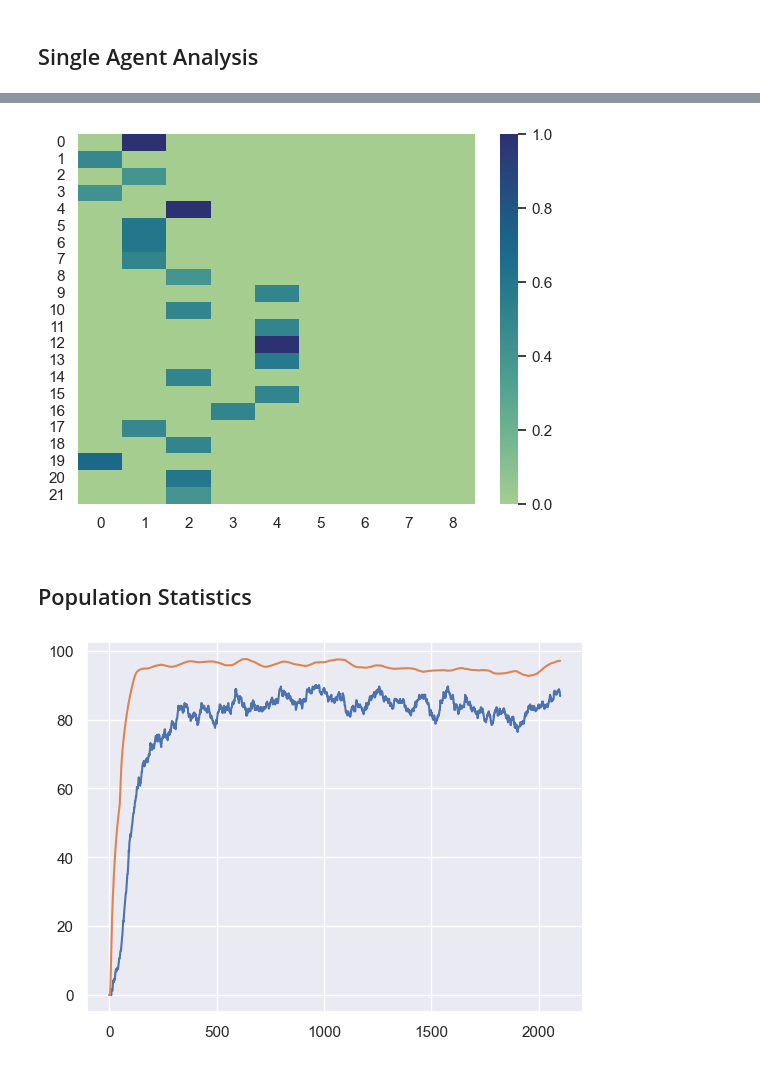
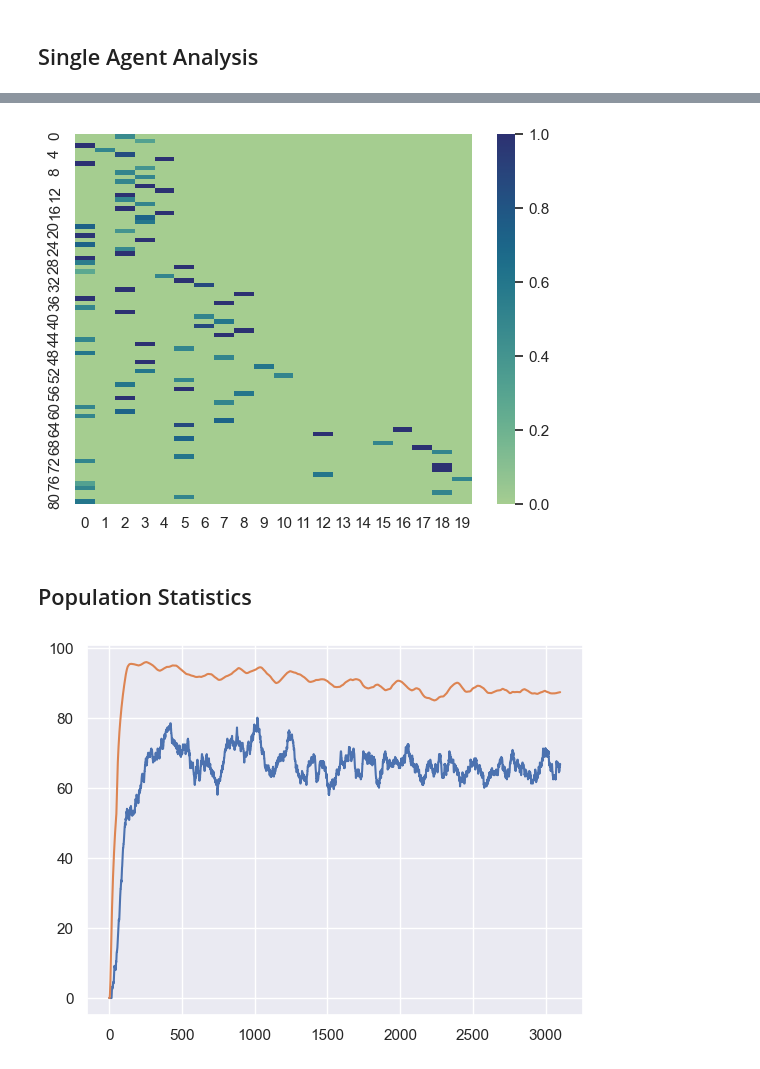
Before and after one commit to juszjusz/coordinating-quantifiers, a Jupyter notebook: v2/workbook.ipynb, the cells around one changed output, grey strips where cells are left out. Drawn from its saved outputs; the diff is of its cells as text; code cells hidden in the pictures.

```diff
--- a/v2/workbook.ipynb
+++ b/v2/workbook.ipynb
@@ -17,17 +17,17 @@ from new_guessing_game import RandomFunctions, run_simulation, new_random_f, sel
 from calculator import NumericCalculator, QuotientCalculator
 # %%
 population_size=10
-stimulus='quotient'
+stimulus='numeric'
 max_num=100
 discriminative_threshold=0.95
 discriminative_history_length=50
 delta_inc=0.2
 delta_dec=0.2
 delta_inh=0.2
-alpha=0.001
-super_alpha=0.01
+alpha=0.01
+super_alpha=0.001
 beta=0.2
-steps=2100
+steps=3100
 runs=1
 guessing_game_2=False
 seed=0
@@ -51,7 +51,7 @@ params = GameParams(population_size=population_size,
 r = next(new_random_f(seed=params.seed))
 agg_cs1 = []
 agg_ds = []
-calculator = {'numeric': NumericCalculator.load_from_file(),
+calculator = {'numeric': NumericCalculator.load_from_file_with_ans(),
                   'quotient': QuotientCalculator.load_from_file()}[params.stimulus]
 population, states_sequences, states_edges_cnts, states_cnts = run_simulation(calculator, params, r.shuffle_list_random_function(), r.flip_a_coin_random_function(), r.pick_element_random_function())
 
@@ -114,15 +114,15 @@ show(figure)
 agent = population[0]
 recreated_agent_snapshots = NewAgent.recreate_from_history(agent_id=agent.agent_id, calculator=calculator, game_params=params, updates_history=agent.updates_history)
 # %%
-step, snapshot = recreated_agent_snapshots[10]
+step, snapshot = recreated_agent_snapshots[100]
 agent_dict = NewAgent.to_dict(snapshot)
 lxc = np.array(agent_dict['lxc'])
 
 sns.set()
 ax = sns.heatmap(lxc, vmin=0, vmax=1, cmap="crest")
 plt.show()
 # %% [output]
-[figure, old version]
+[figure, new version]
 # %% [markdown]
 ## Population Statistics
 # %%
@@ -131,7 +131,7 @@ plt.plot(range(len(averaged_windowed_discriminative_success)), averaged_windowed
 
 plt.show()
 # %% [output]
-[figure, old version]
+[figure, new version]
 # %%
 population_snapshots = [NewAgent.recreate_from_history(agent_id=a.agent_id, calculator=calculator, game_params=params, updates_history=a.updates_history)for a in population]
 # %%
```
Also changed, not shown: parts of 4 cells of this notebook, 2 other files.
